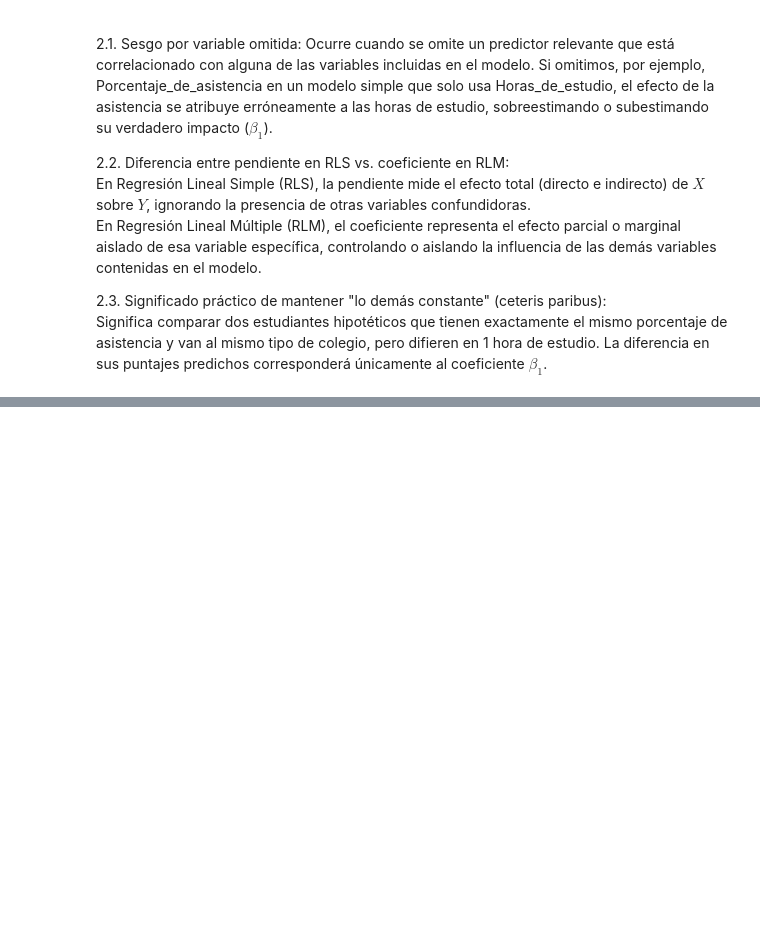
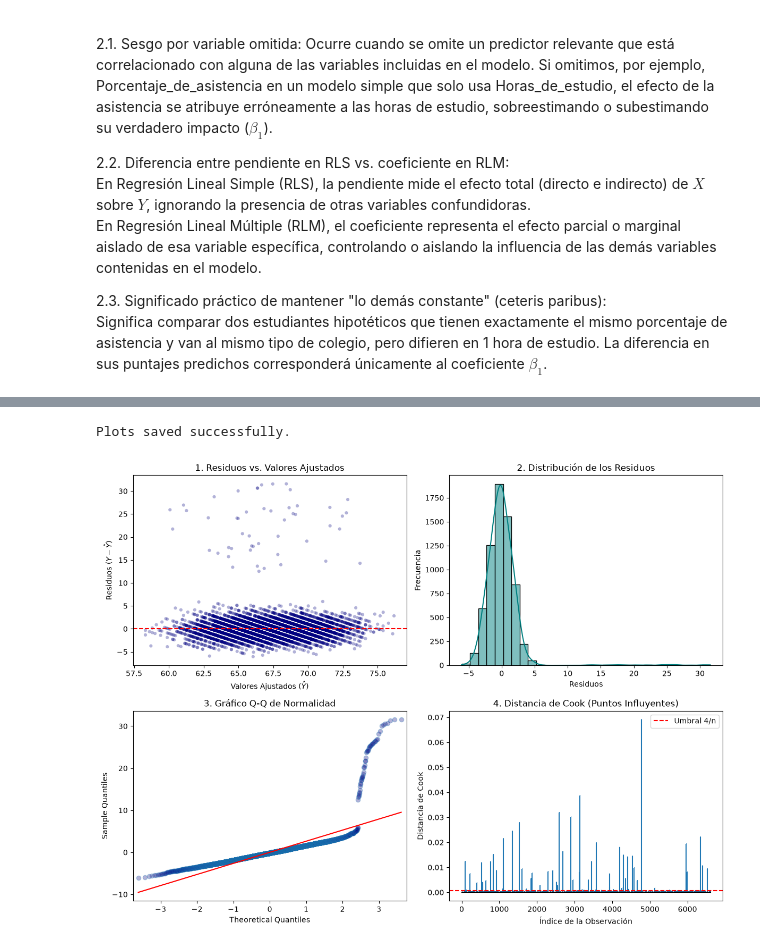
Before and after one commit to BreinerNavarro/analitica_II, a Jupyter notebook: Corte_III/actividad1Corte3.ipynb, the cells around one changed output, grey strips where cells are left out. Drawn from its saved outputs; the diff is of its cells as text; code cells hidden in the pictures; blank space fills up the shorter version.

```diff
--- a/Corte_III/actividad1Corte3.ipynb
+++ b/Corte_III/actividad1Corte3.ipynb
@@ -167,0 +529,43 @@ dtype: int64
+# %%
+# Code to create plots
+m2 = smf.ols('Puntaje_en_el_examen ~ Horas_de_estudio + Porcentaje_de_asistencia', data=df).fit()
+
+ajustados = m2.fittedvalues
+residuos = m2.resid
+influence = m2.get_influence()
+cooks_d = influence.cooks_distance[0]
+leverage = influence.hat_matrix_diag
+
+fig, axes = plt.subplots(2, 2, figsize=(12, 9))
+
+# 1. Residuos vs Ajustados
+axes[0, 0].scatter(ajustados, residuos, alpha=0.3, color='navy', edgecolors='none', s=20)
+axes[0, 0].axhline(y=0, color='red', linestyle='--')
+axes[0, 0].set_xlabel('Valores Ajustados ($\hat{Y}$)')
+axes[0, 0].set_ylabel('Residuos ($Y - \hat{Y}$)')
+axes[0, 0].set_title('1. Residuos vs. Valores Ajustados')
+
+# 2. Histograma de Residuos
+sns.histplot(residuos, kde=True, ax=axes[0, 1], color='teal', bins=30)
+axes[0, 1].set_xlabel('Residuos')
+axes[0, 1].set_ylabel('Frecuencia')
+axes[0, 1].set_title('2. Distribución de los Residuos')
+
+# 3. Q-Q Plot
+sm.qqplot(residuos, line='s', ax=axes[1, 0], markerfacecolor='navy', alpha=0.3)
+axes[1, 0].set_title('3. Gráfico Q-Q de Normalidad')
+
+# 4. Distancia de Cook
+axes[1, 1].stem(range(len(cooks_d)), cooks_d, markerfmt=",", basefmt="k-")
+axes[1, 1].axhline(y=4/len(df), color='red', linestyle='--', label='Umbral 4/n')
+axes[1, 1].set_xlabel('Índice de la Observación')
+axes[1, 1].set_ylabel('Distancia de Cook')
+axes[1, 1].set_title('4. Distancia de Cook (Puntos Influyentes)')
+axes[1, 1].legend()
+
+plt.tight_layout()
+plt.savefig('diagnostico_residuos.png')
+print("Plots saved successfully.")
+# %% [output]
+Plots saved successfully.
+[figure, added]
```
Also changed, not shown: parts of 29 cells of this notebook, 3 other files.
